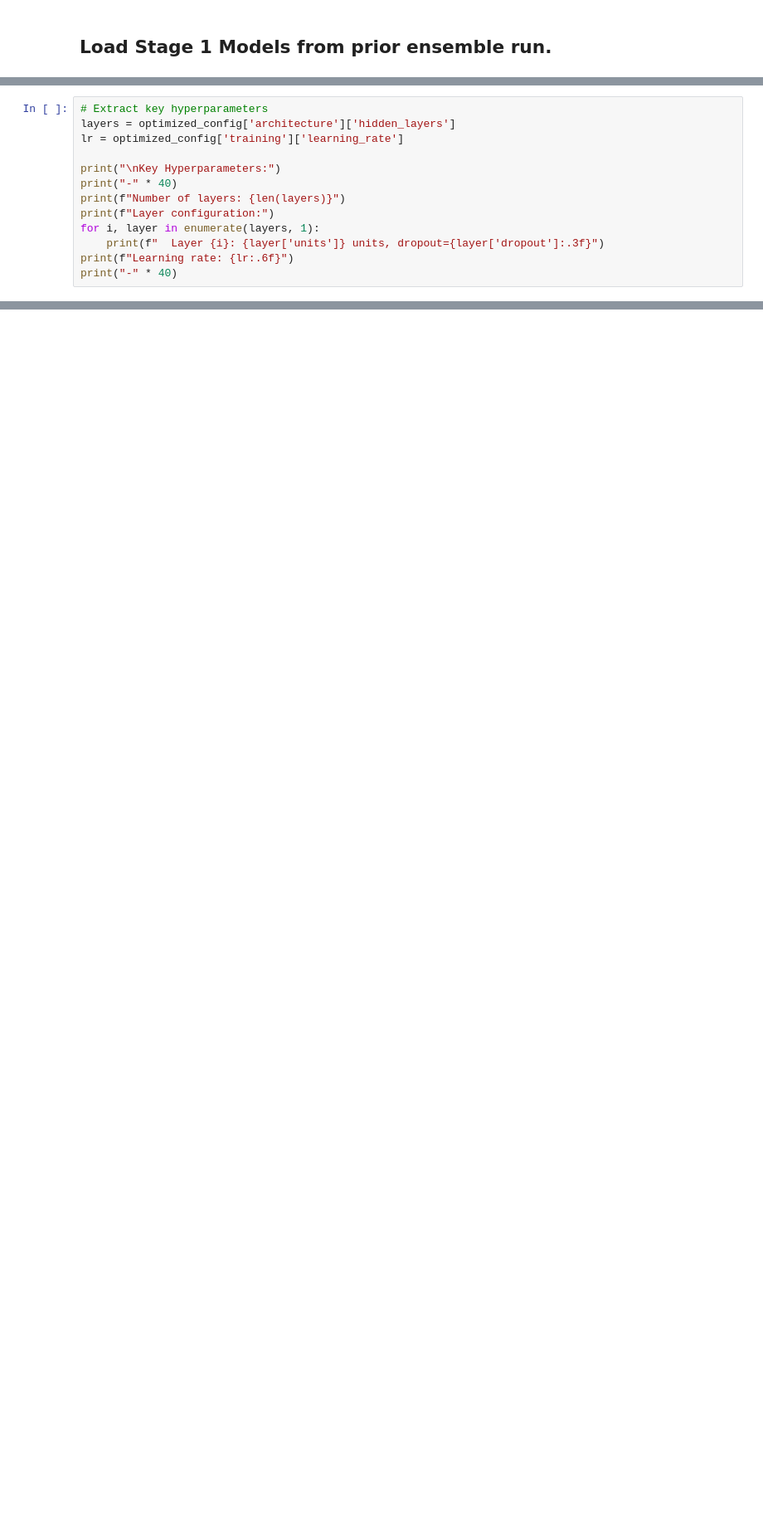
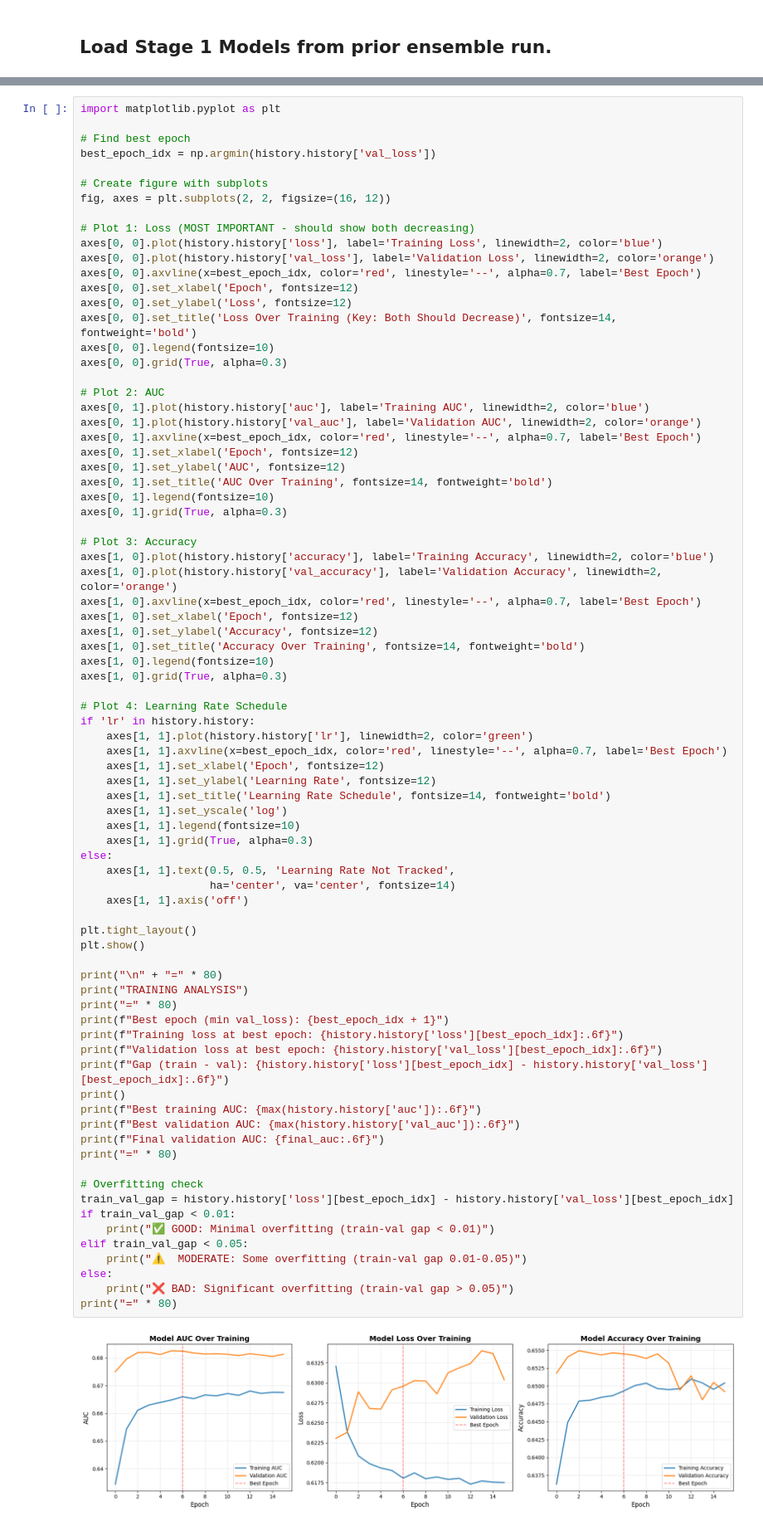
Before and after one commit to gperdrizet/diabetes-prediction, a Jupyter notebook: notebooks/02.2-stage2_dnn_tuning.ipynb, the cells around one changed output, grey strips where cells are left out. Shown at 83% size. Saved outputs shown, nothing was run; the diff lists cells and outputs as text; blank space fills up the shorter version.

```diff
--- a/notebooks/02.2-stage2_dnn_tuning.ipynb
+++ b/notebooks/02.2-stage2_dnn_tuning.ipynb
@@ -176,13 +392,0 @@ print("=" * 80)
-# %%
-# Extract key hyperparameters
-layers = optimized_config['architecture']['hidden_layers']
-lr = optimized_config['training']['learning_rate']
-
-print("\nKey Hyperparameters:")
-print("-" * 40)
-print(f"Number of layers: {len(layers)}")
-print(f"Layer configuration:")
-for i, layer in enumerate(layers, 1):
-    print(f"  Layer {i}: {layer['units']} units, dropout={layer['dropout']:.3f}")
-print(f"Learning rate: {lr:.6f}")
-print("-" * 40)
@@ -188,0 +585,81 @@ print("-" * 40)
+# %%
+import matplotlib.pyplot as plt
+
+# Find best epoch
+best_epoch_idx = np.argmin(history.history['val_loss'])
+
+# Create figure with subplots
+fig, axes = plt.subplots(2, 2, figsize=(16, 12))
+
+# Plot 1: Loss (MOST IMPORTANT - should show both decreasing)
+axes[0, 0].plot(history.history['loss'], label='Training Loss', linewidth=2, color='blue')
+axes[0, 0].plot(history.history['val_loss'], label='Validation Loss', linewidth=2, color='orange')
+axes[0, 0].axvline(x=best_epoch_idx, color='red', linestyle='--', alpha=0.7, label='Best Epoch')
+axes[0, 0].set_xlabel('Epoch', fontsize=12)
+axes[0, 0].set_ylabel('Loss', fontsize=12)
+axes[0, 0].set_title('Loss Over Training (Key: Both Should Decrease)', fontsize=14, fontweight='bold')
+axes[0, 0].legend(fontsize=10)
+axes[0, 0].grid(True, alpha=0.3)
+
+# Plot 2: AUC
+axes[0, 1].plot(history.history['auc'], label='Training AUC', linewidth=2, color='blue')
+axes[0, 1].plot(history.history['val_auc'], label='Validation AUC', linewidth=2, color='orange')
+axes[0, 1].axvline(x=best_epoch_idx, color='red', linestyle='--', alpha=0.7, label='Best Epoch')
+axes[0, 1].set_xlabel('Epoch', fontsize=12)
+axes[0, 1].set_ylabel('AUC', fontsize=12)
+axes[0, 1].set_title('AUC Over Training', fontsize=14, fontweight='bold')
+axes[0, 1].legend(fontsize=10)
+axes[0, 1].grid(True, alpha=0.3)
+
+# Plot 3: Accuracy
+axes[1, 0].plot(history.history['accuracy'], label='Training Accuracy', linewidth=2, color='blue')
+axes[1, 0].plot(history.history['val_accuracy'], label='Validation Accuracy', linewidth=2, color='orange')
+axes[1, 0].axvline(x=best_epoch_idx, color='red', linestyle='--', alpha=0.7, label='Best Epoch')
+axes[1, 0].set_xlabel('Epoch', fontsize=12)
+axes[1, 0].set_ylabel('Accuracy', fontsize=12)
+axes[1, 0].set_title('Accuracy Over Training', fontsize=14, fontweight='bold')
+axes[1, 0].legend(fontsize=10)
+axes[1, 0].grid(True, alpha=0.3)
+
+# Plot 4: Learning Rate Schedule
+if 'lr' in history.history:
+    axes[1, 1].plot(history.history['lr'], linewidth=2, color='green')
+    axes[1, 1].axvline(x=best_epoch_idx, color='red', linestyle='--', alpha=0.7, label='Best Epoch')
+    axes[1, 1].set_xlabel('Epoch', fontsize=12)
+    axes[1, 1].set_ylabel('Learning Rate', fontsize=12)
+    axes[1, 1].set_title('Learning Rate Schedule', fontsize=14, fontweight='bold')
+    axes[1, 1].set_yscale('log')
+    axes[1, 1].legend(fontsize=10)
+    axes[1, 1].grid(True, alpha=0.3)
+else:
+    axes[1, 1].text(0.5, 0.5, 'Learning Rate Not Tracked',
+                    ha='center', va='center', fontsize=14)
+    axes[1, 1].axis('off')
+
+plt.tight_layout()
+plt.show()
+
+print("\n" + "=" * 80)
+print("TRAINING ANALYSIS")
+print("=" * 80)
+print(f"Best epoch (min val_loss): {best_epoch_idx + 1}")
+print(f"Training loss at best epoch: {history.history['loss'][best_epoch_idx]:.6f}")
+print(f"Validation loss at best epoch: {history.history['val_loss'][best_epoch_idx]:.6f}")
+print(f"Gap (train - val): {history.history['loss'][best_epoch_idx] - history.history['val_loss'][best_epoch_idx]:.6f}")
+print()
+print(f"Best training AUC: {max(history.history['auc']):.6f}")
+print(f"Best validation AUC: {max(history.history['val_auc']):.6f}")
+print(f"Final validation AUC: {final_auc:.6f}")
+print("=" * 80)
+
+# Overfitting check
+train_val_gap = history.history['loss'][best_epoch_idx] - history.history['val_loss'][best_epoch_idx]
+if train_val_gap < 0.01:
+    print("✅ GOOD: Minimal overfitting (train-val gap < 0.01)")
+elif train_val_gap < 0.05:
+    print("⚠️  MODERATE: Some overfitting (train-val gap 0.01-0.05)")
+else:
+    print("❌ BAD: Significant overfitting (train-val gap > 0.05)")
+print("=" * 80)
+# %% [output]
+[figure, added]
```
Also changed, not shown: parts of 17 cells of this notebook, 3 other files.
